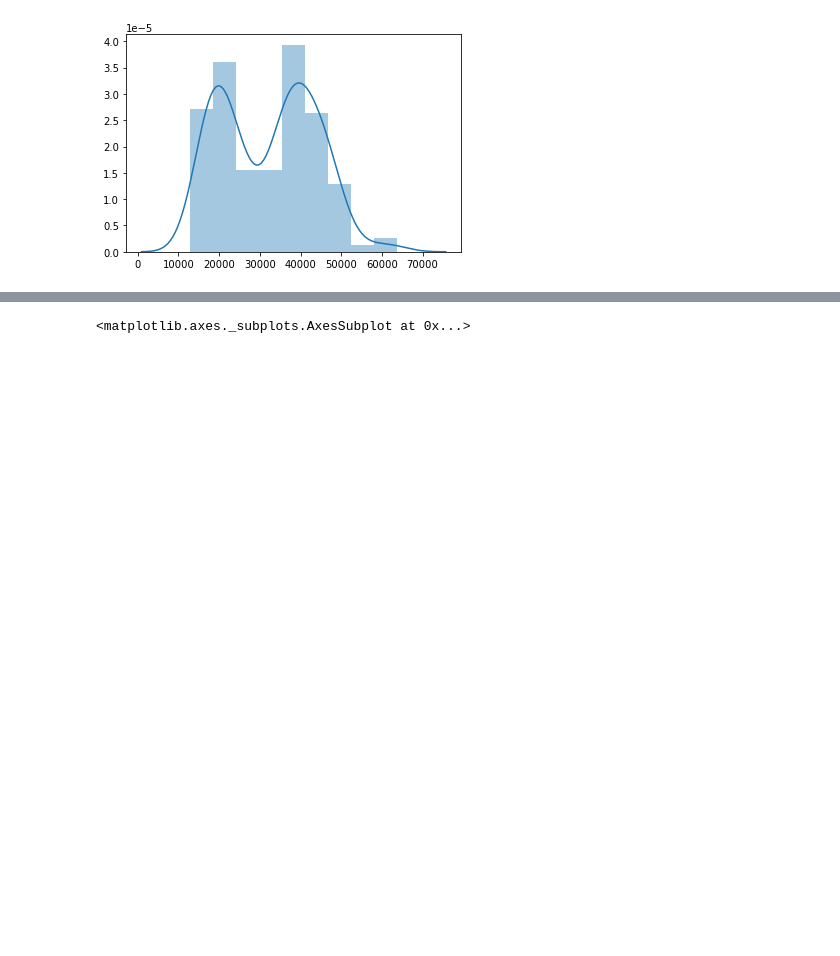
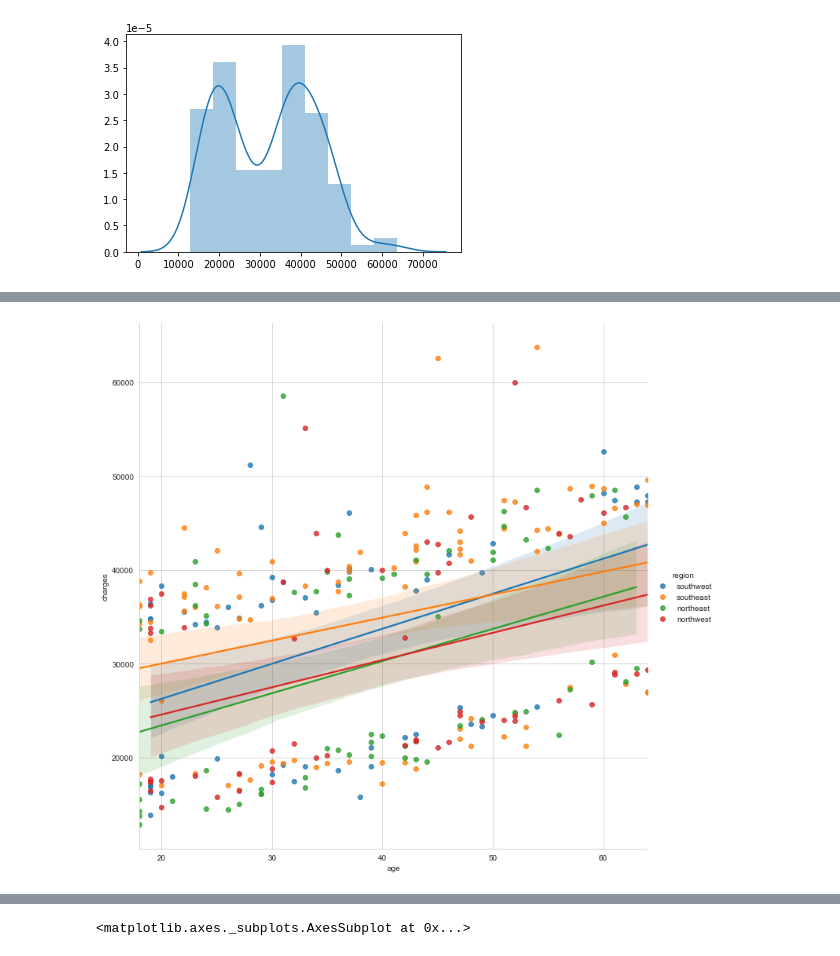
Before and after one commit to Dewalk/final_capstone, a Jupyter notebook: insurance.ipynb, the cells around one changed output, grey strips where cells are left out. Cells and saved outputs as stored; diff of their text form; code cells hidden in the pictures; blank space fills up the shorter version.

```diff
--- a/insurance.ipynb
+++ b/insurance.ipynb
@@ -139,0 +211,5 @@ sns.barplot(x='bmi', y='charges', data=smokers,  ci=False)
+# %%
+#bimodal activity not related to region
+ax = sns.lmplot(x = "age", y = "charges", data = smokers, height = 10, aspect = 1, hue='region')
+# %% [output]
+[figure, added]
```
Also changed, not shown: parts of 12 cells of this notebook, 7 other files.
